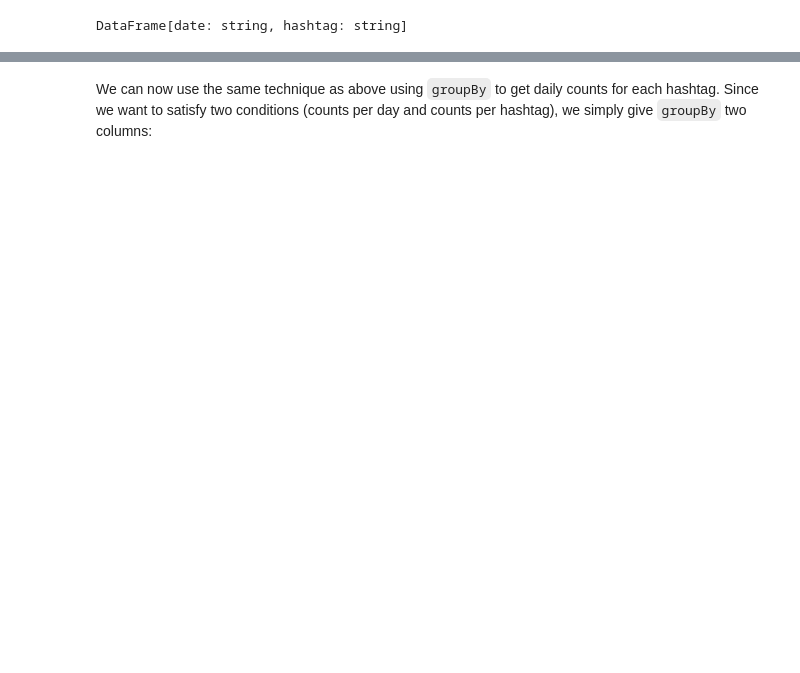
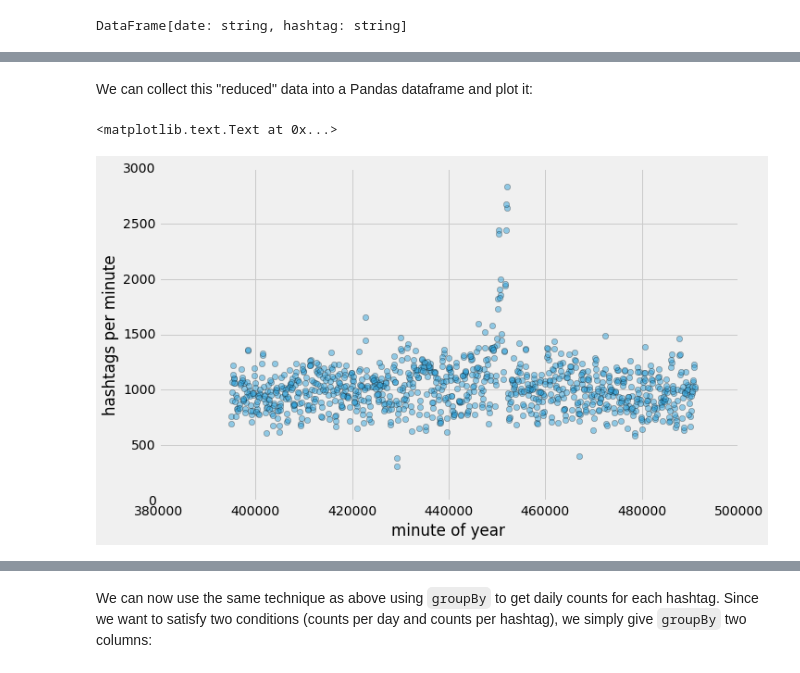
Before and after one commit to rokroskar/spark_workshop, a Jupyter notebook: notebooks/twitter_dataframes/twitter_dataframes.ipynb, the cells around one changed output, grey strips where cells are left out. Cells and saved outputs as stored; diff of their text form; code cells hidden in the pictures; blank space fills up the shorter version.

```diff
--- a/notebooks/twitter_dataframes/twitter_dataframes.ipynb
+++ b/notebooks/twitter_dataframes/twitter_dataframes.ipynb
@@ -91,0 +191,2 @@ only showing top 20 rows
+# %%
+moy_df = hashtag_df.select('hashtag', minute_of_the_year)
@@ -91,0 +206,3 @@ only showing top 20 rows
+# %%
+moy_group = moy_df.groupBy('moy')
+moy_group
@@ -91,0 +213,3 @@ only showing top 20 rows
+# %%
+moy_count = moy_group.count()
+moy_count
@@ -91,0 +238,11 @@ only showing top 20 rows
+# %% [markdown]
+We can collect this "reduced" data into a Pandas dataframe and plot it:
+# %%
+moy_data = moy_count.toPandas()
+# %%
+fig, ax = plt.subplots()
+plt.plot(moy_data['moy'][:1000], moy_data['count'][:1000], 'o', alpha=.5)
+plt.xlabel('minute of year'); plt.ylabel('hashtags per minute')
+# %% [output]
+<matplotlib.text.Text at 0x...>
+[figure, added]
```
Also changed, not shown: parts of 91 cells of this notebook, 1 other file.
